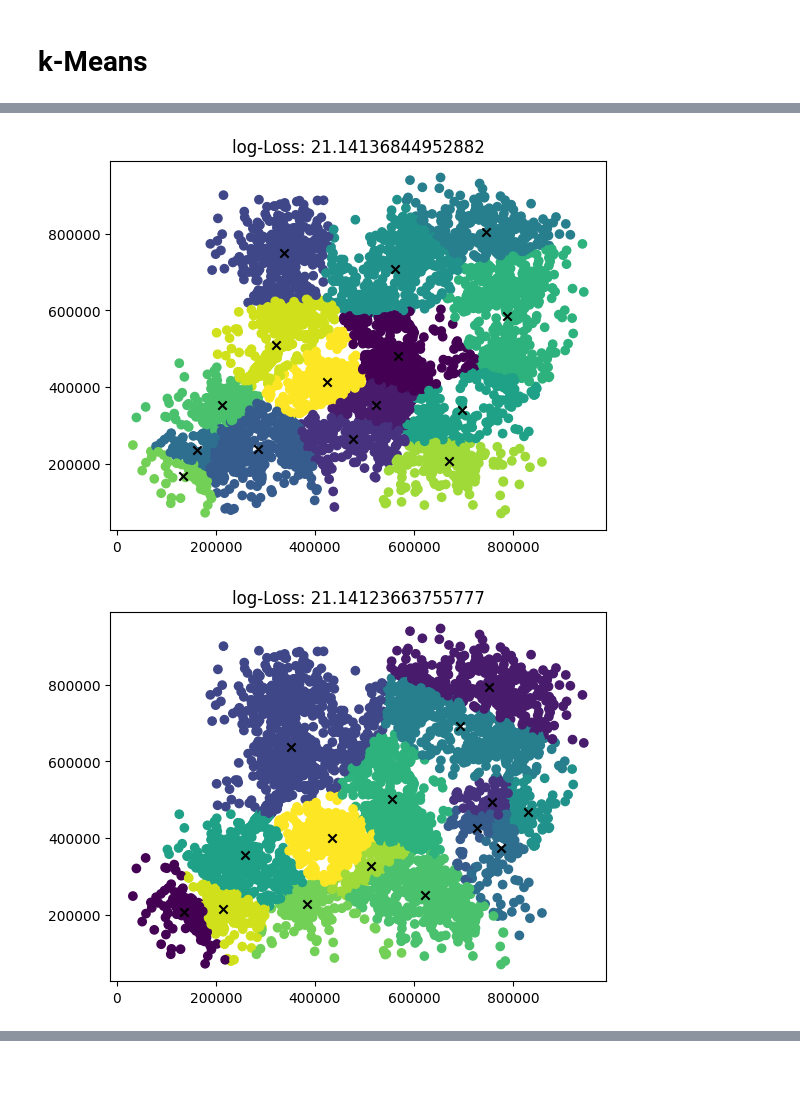
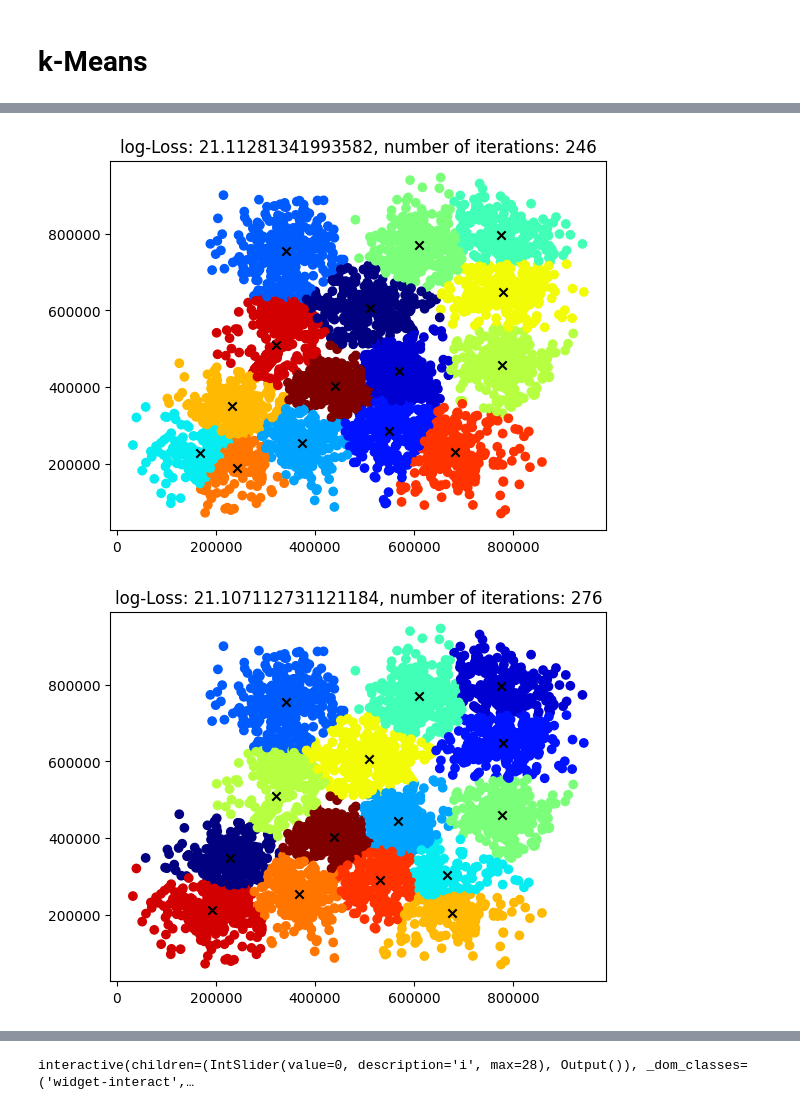
Before and after one commit to alessimichele/Unsupervised-Learning-2023, a Jupyter notebook: my_solution/Lab7.ipynb, the cells around one changed output, grey strips where cells are left out. Cells and saved outputs as stored; diff of their text form; code cells hidden in the pictures; blank space fills up the shorter version.

```diff
--- a/my_solution/Lab7.ipynb
+++ b/my_solution/Lab7.ipynb
@@ -166,11 +234,12 @@ X = np.genfromtxt("../Datasets/s3.txt")
 y = np.genfromtxt("../Datasets/s3.txt")
 # %%
 from matplotlib import pyplot as plt
-k = MyKmeans(k=15)
+kmeans = MyKmeans(k=15)
+cmap = plt.get_cmap('jet', kmeans.k)
 for i in range(10):
-    k.fit(X, random_choice=i)
-    plt.scatter(X[:,0], X[:,1], c = k.z)
-    plt.scatter(k.C[:,0], k.C[:,1], marker='x', color='black')
-    plt.title(f'log-Loss: {np.log(k.loss)}')
+    kmeans.fit(X, random_choice=i)
+    plt.scatter(X[:,0], X[:,1], c = kmeans.z, cmap=cmap)
+    plt.scatter(kmeans.C[:,0], kmeans.C[:,1], marker='x', color='black')
+    plt.title(f'log-Loss: {np.log(kmeans.loss)}, number of iterations: {kmeans.n_iterations}')
     plt.show()
 # %% [output]
@@ -184,2 +253,2 @@ for i in range(10):
-[figure, old version]
+[figure, new version]
-[figure, old version]
+[figure, new version]
@@ -186,0 +256,18 @@ for i in range(10):
+# %%
+# funny interactive plot to show the evolution of the algorithm
+from ipywidgets import interactive, IntSlider
+import matplotlib.pyplot as plt
+
+k = MyKmeans(k=15)
+k.fit(X, random_choice=0)
+
+cmap = plt.get_cmap('jet', k.k)
+def plot_iteration(i):
+    plt.scatter(X[:,0], X[:,1], c=k.z_history[:,i], cmap=cmap)
+    plt.scatter(k.C_history[:,0,i], k.C_history[:,1,i], marker='x')
+
+
+slider = IntSlider(min=0, max=k.n_iterations, step=1, value=0)
+interactive(plot_iteration, i=slider)
+# %% [output]
+interactive(children=(IntSlider(value=0, description='i', max=28), Output()), _dom_classes=('widget-interact',…
```
Also changed, not shown: parts of 7 cells of this notebook, 30 other files.
